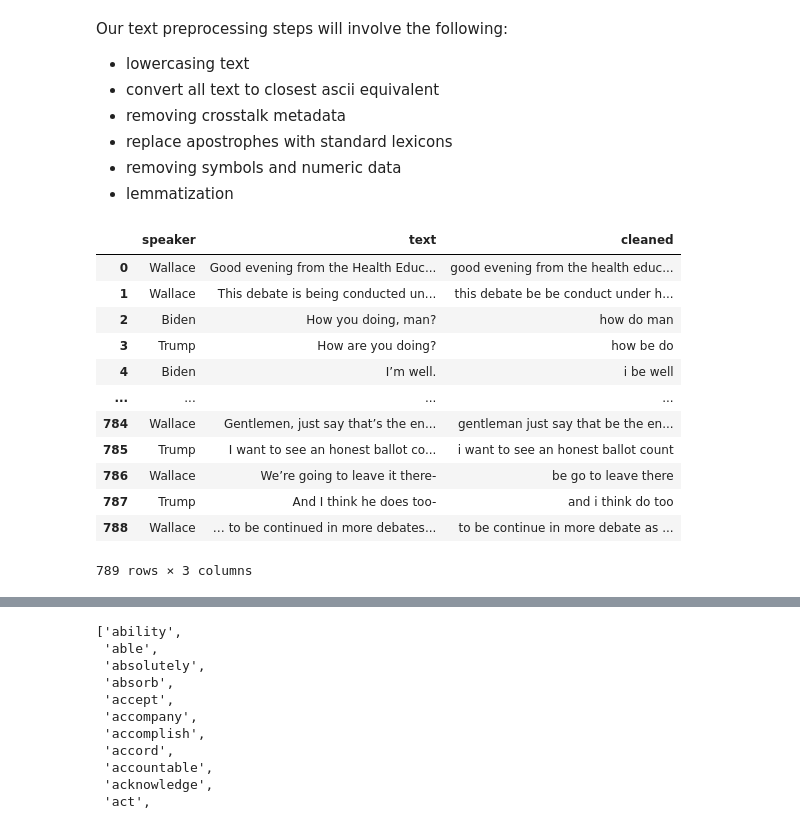
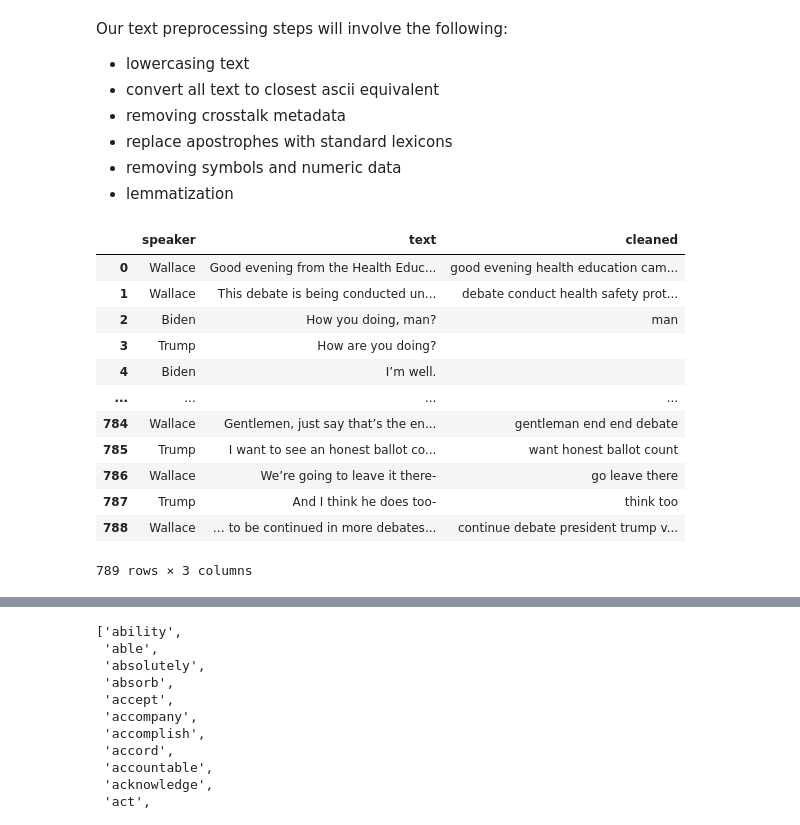
Before and after one commit to trishnak99/presidential-debate-summarizer, a Jupyter notebook: Data Preprocessing.ipynb, the cells around one changed output, grey strips where cells are left out. Drawn from its saved outputs; the diff is of its cells as text; code cells hidden in the pictures.

Commit message:
updated cleaned data

```diff
--- a/Data Preprocessing.ipynb
+++ b/Data Preprocessing.ipynb
@@ -110,44 +110,45 @@ def cleanText(txt):
     txt = txt.replace("'re", " are")
     txt = txt.replace("'m", " am")
     txt = txt.replace("'d", " would")
     txt = txt.replace("'ll", " will")
 
     # Remove crosstalk metadata
     txt = re.sub('\[crosstalk (\d\d\:)?\d\d\:\d\d\:\d\d\\]', ' ', txt)
 
     # Lemmatization using spaCy
     doc = nlp(txt)
-    txt = ' '.join([token.lemma_ for token in doc])
+    txt = ' '.join([token.lemma_ for token in doc if not token.is_stop])
 
     # Remove pronouns detected by spacy
     txt = txt.replace("-PRON-", " ")
 
     # Remove symbols and numerics
     txt = re.sub(r'[^A-Za-z0-9\s]',r' ',txt)
     txt = re.sub(r'\n',r' ',txt)
     txt = re.sub(r'[0-9]',r' ',txt)
 
     # Remove punctuation from text
     txt = ''.join([c for c in txt if c not in punctuation])
     txt = ' '.join([c for c in txt.split()])
 
     return txt
 
 df['cleaned'] = df['text'].map(lambda x: cleanText(x))
+df['cleaned'] = df['cleaned'].str.strip()
 # df.to_csv('data/cleaned.csv')
 df
 # %% [output]
 |  | speaker | text | cleaned |
-| 0 | Wallace | Good evening from the Health Educ... | good evening from the health educ... |
-| 1 | Wallace | This debate is being conducted un... | this debate be be conduct under h... |
-| 2 | Biden | How you doing, man? | how do man |
-| 3 | Trump | How are you doing? | how be do |
-| 4 | Biden | I’m well. | i be well |
+| 0 | Wallace | Good evening from the Health Educ... | good evening health education cam... |
+| 1 | Wallace | This debate is being conducted un... | debate conduct health safety prot... |
+| 2 | Biden | How you doing, man? | man |
+| 3 | Trump | How are you doing? |  |
+| 4 | Biden | I’m well. |  |
 | ... | ... | ... | ... |
-| 784 | Wallace | Gentlemen, just say that’s the en... | gentleman just say that be the en... |
-| 785 | Trump | I want to see an honest ballot co... | i want to see an honest ballot count |
-| 786 | Wallace | We’re going to leave it there- | be go to leave there |
-| 787 | Trump | And I think he does too- | and i think do too |
-| 788 | Wallace | … to be continued in more debates... | to be continue in more debate as ... |
+| 784 | Wallace | Gentlemen, just say that’s the en... | gentleman end end debate |
+| 785 | Trump | I want to see an honest ballot co... | want honest ballot count |
+| 786 | Wallace | We’re going to leave it there- | go leave there |
+| 787 | Trump | And I think he does too- | think too |
+| 788 | Wallace | … to be continued in more debates... | continue debate president trump v... |
 789 rows × 3 columns
 # %%
```
Also changed, not shown: parts of 4 cells of this notebook, 1 other file.
